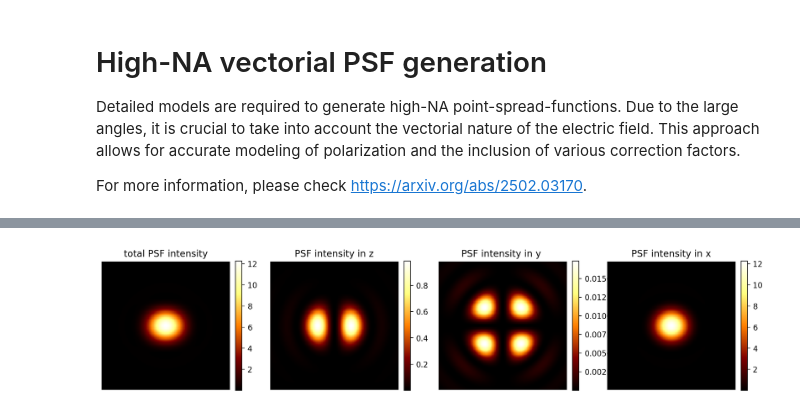
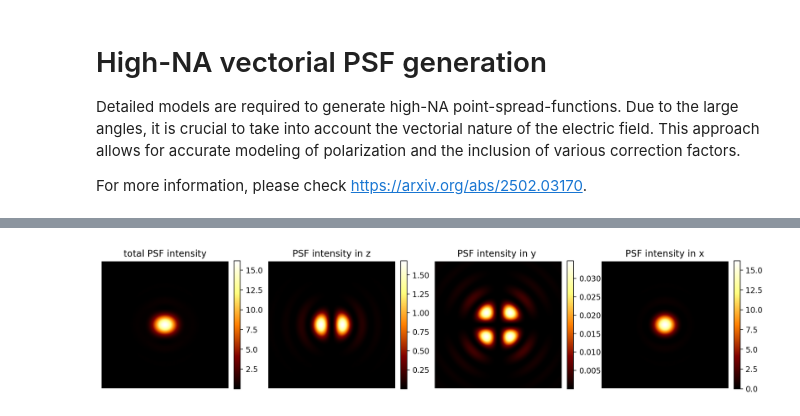
Before and after one commit to jon-dong/chromatix, a Jupyter notebook: docs/examples/highNA_PSF.ipynb, the cells around one changed output, grey strips where cells are left out. Cells and saved outputs as stored; diff of their text form; code cells hidden in the pictures.

```diff
--- a/docs/examples/highNA_PSF.ipynb
+++ b/docs/examples/highNA_PSF.ipynb
@@ -66,19 +84,0 @@ plt.show()
-# %%
-field_pup = cf.gaussian_plane_wave(
-    pupil_shape,
-    dx,
-    wavelength,
-    wavelength_ratio,
-    waist=correction,
-    pupil=lambda field: cf.circular_pupil(field, 2 * correction),
-    amplitude=jnp.array([0.0, 0.0, 1.0]),
-    scalar=False,
-)
-
-field = cf.high_na_ff_lens(
-    field_pup, f, n, NA, camera_shape, camera_pixel_pitch, defocus=0, gibson_lanni=False
-)
-
-# print(field.intensity.shape)
-# psf_vectorial = jnp.angle(field.u.squeeze())
-psf_vectorial = jnp.abs(field.u.squeeze()) ** 2
@@ -85,30 +210,30 @@ psf_vectorial = jnp.abs(field.u.squeeze()) ** 2
 # %%
 plt.figure(figsize=(15, 5))
 
 plt.subplot(141)
-plt.imshow(jnp.sum(psf_vectorial.squeeze(), axis=-1), cmap="afmhot")
+plt.imshow(jnp.sum(psf_vec.squeeze(), axis=-1), cmap="afmhot")
 plt.colorbar(fraction=0.046, pad=0.04)
 plt.title("total PSF intensity")
 plt.axis("off")
 
 plt.subplot(142)
-plt.imshow(psf_vectorial.squeeze()[..., 0], cmap="afmhot")
+plt.imshow(psf_vec.squeeze()[..., 0], cmap="afmhot")
 plt.colorbar(fraction=0.046, pad=0.04)
 plt.title("PSF intensity in z")
 plt.axis("off")
 
 plt.subplot(143)
-plt.imshow(psf_vectorial.squeeze()[..., 1], cmap="afmhot")
+plt.imshow(psf_vec.squeeze()[..., 1], cmap="afmhot")
 plt.colorbar(fraction=0.046, pad=0.04)
 plt.title("PSF intensity in y ")
 plt.axis("off")
 
 plt.subplot(144)
-plt.imshow(psf_vectorial.squeeze()[..., 2], cmap="afmhot")
+plt.imshow(psf_vec.squeeze()[..., 2], cmap="afmhot")
 plt.colorbar(fraction=0.046, pad=0.04)
 plt.title("PSF intensity in x")
 plt.axis("off")
 
 plt.show()
 # %% [output]
-[figure, old version]
+[figure, new version]
```
Also changed, not shown: parts of 13 cells of this notebook, 1 other file.
